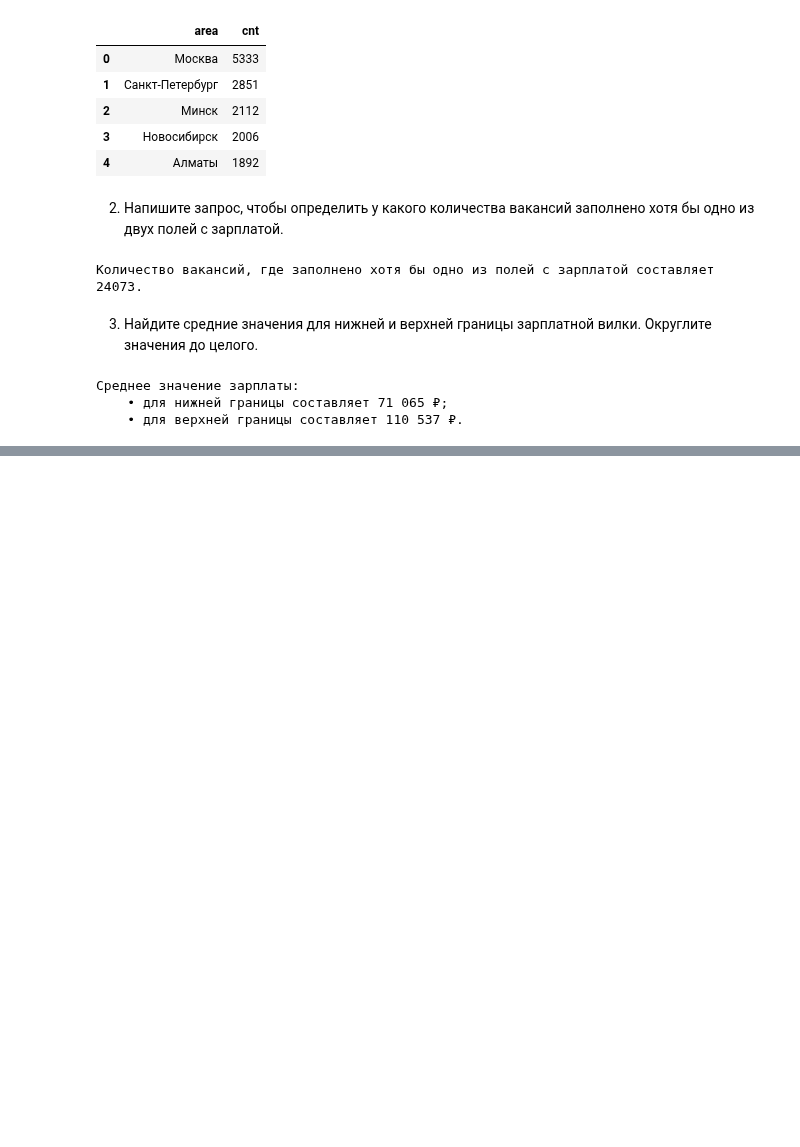
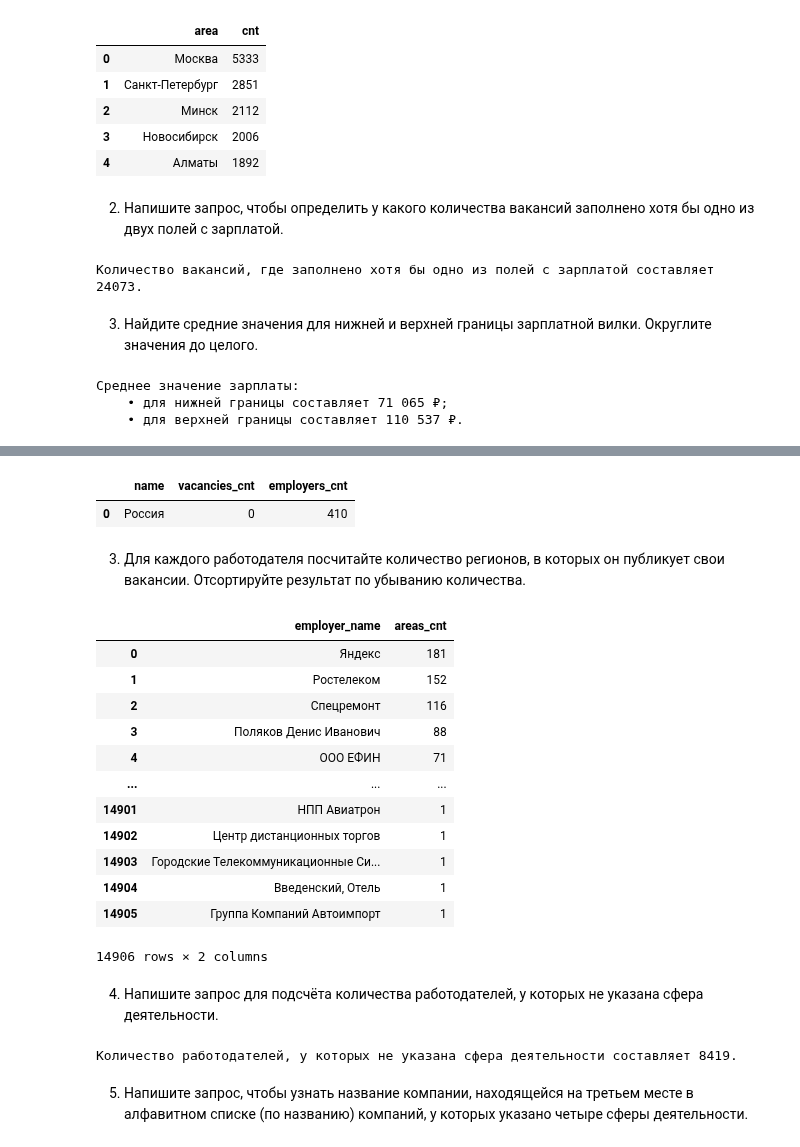
Before and after one commit to Stanislav-DS/sf_data_science, a Jupyter notebook: project_3_hh_sql/project_3_hh_sql.ipynb, the cells around one changed output, grey strips where cells are left out. Saved outputs shown, nothing was run; the diff lists cells and outputs as text; code cells hidden in the pictures; blank space fills up the shorter version.

```diff
--- a/project_3_hh_sql/project_3_hh_sql.ipynb
+++ b/project_3_hh_sql/project_3_hh_sql.ipynb
@@ -282,0 +407,40 @@ salary_to_mean
+# %%
+df
+# %% [output]
+|  | name | vacancies_cnt | employers_cnt |
+| 0 | Россия | 0 | 410 |
+# %% [markdown]
+3. Для каждого работодателя посчитайте количество регионов, в которых он публикует свои вакансии. Отсортируйте результат по убыванию количества.
+# %%
+query_5_3 = f'''
+    select
+        e.name as employer_name,
+        count(distinct v.area_id) as areas_cnt
+    from
+        employers as e
+        join vacancies as v on e.id = v.employer_id
+    group by
+        e.id,
+        e.name
+    order by
+        2 DESC
+'''
+df = pd.read_sql_query(query_5_3, connection)
+# %%
+df
+# %% [output]
+|  | employer_name | areas_cnt |
+| 0 | Яндекс | 181 |
+| 1 | Ростелеком | 152 |
+| 2 | Спецремонт | 116 |
+| 3 | Поляков Денис Иванович | 88 |
+| 4 | ООО ЕФИН | 71 |
+| ... | ... | ... |
+| 14901 | НПП Авиатрон | 1 |
+| 14902 | Центр дистанционных торгов | 1 |
+| 14903 | Городские Телекоммуникационные Си... | 1 |
+| 14904 | Введенский, Отель | 1 |
+| 14905 | Группа Компаний Автоимпорт | 1 |
+14906 rows × 2 columns
+# %% [markdown]
+4. Напишите запрос для подсчёта количества работодателей, у которых не указана сфера деятельности.
@@ -282,0 +458,6 @@ salary_to_mean
+# %%
+print(f"Количество работодателей, у которых не указана сфера деятельности составляет {df.iloc[0, 0]}.")
+# %% [output]
+Количество работодателей, у которых не указана сфера деятельности составляет 8419.
+# %% [markdown]
+5. Напишите запрос, чтобы узнать название компании, находящейся на третьем месте в алфавитном списке (по названию) компаний, у которых указано четыре сферы деятельности.
```
Also changed, not shown: parts of 20 cells of this notebook.
